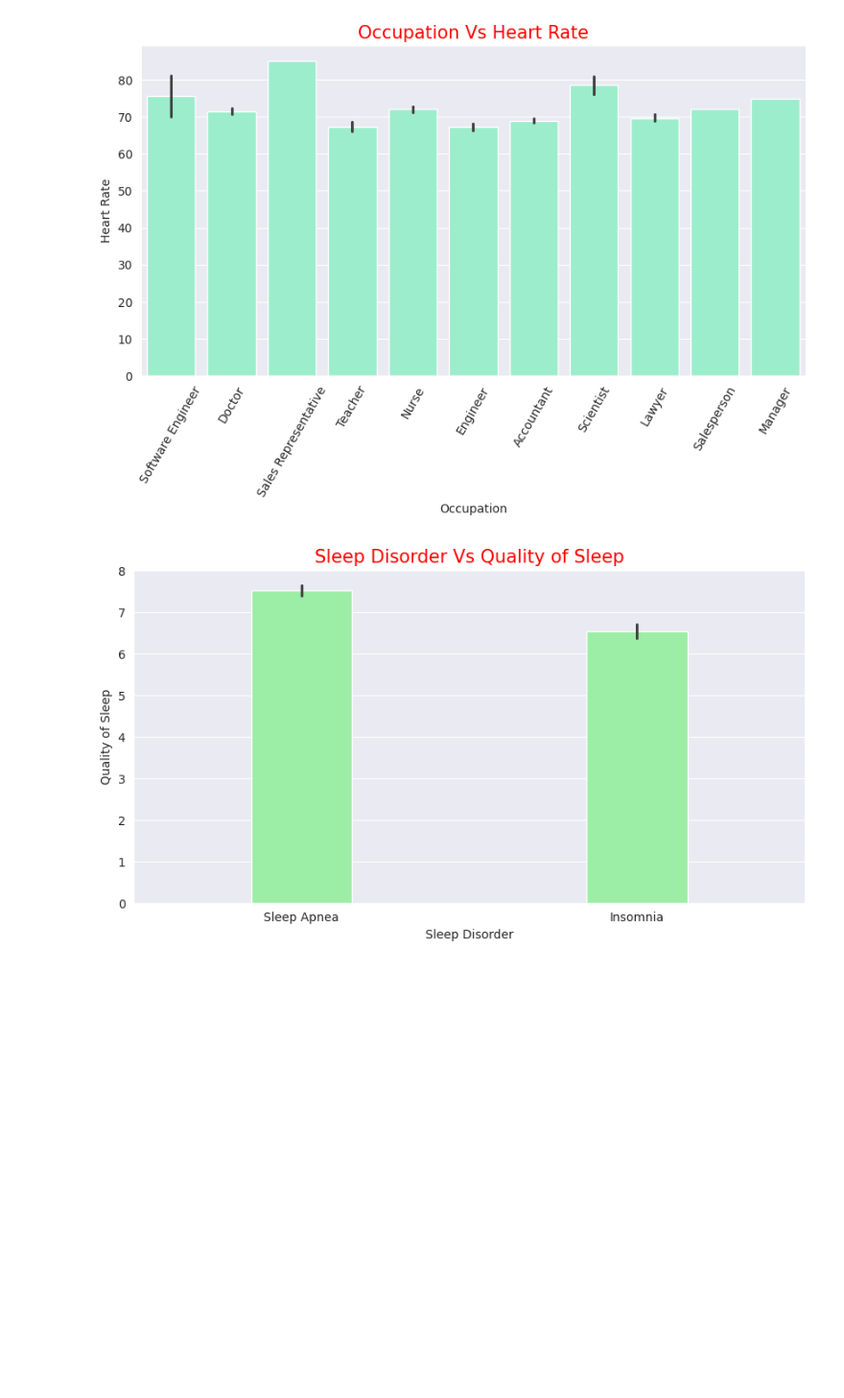
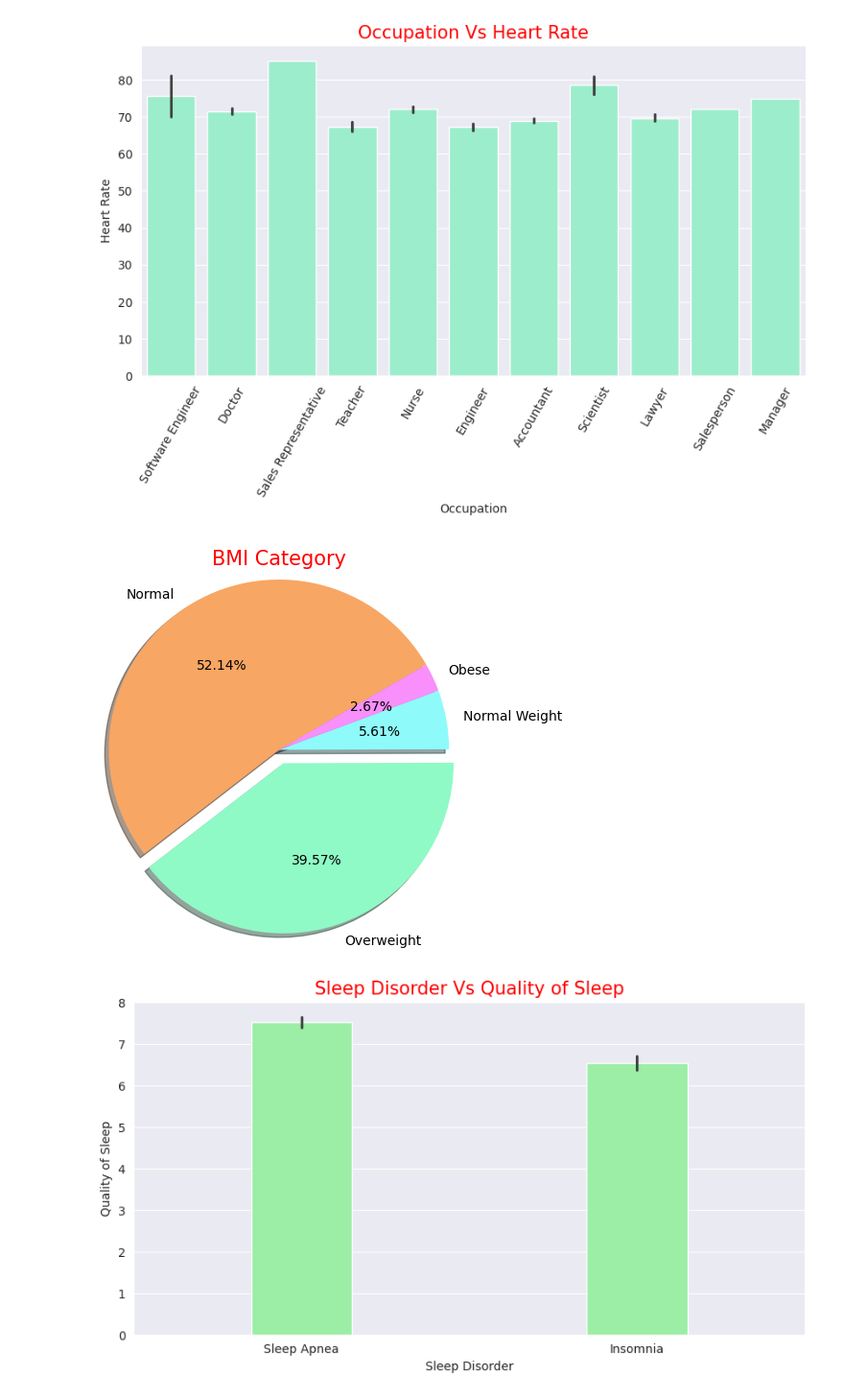
Before and after one commit to Muhammad-Musharraf/Data-Analysis-Project-Using-Python, a Jupyter notebook: Project_of_Sleep_health_and_lifestyle.ipynb, the cells around one changed output. Shown at 96% size. Cells and saved outputs as stored; diff of their text form; code cells hidden in the pictures; blank space fills up the shorter version.

Commit message:
edit some graphs

```diff
--- a/Project_of_Sleep_health_and_lifestyle.ipynb
+++ b/Project_of_Sleep_health_and_lifestyle.ipynb
@@ -299,6 +299,14 @@ with sns.axes_style('darkgrid'):
   plt.show()
 # %% [output]
 [figure]
+# %%
+ex=[0,0.1,0,0]
+plt.pie(df['BMI Category'].value_counts(),labels=df['BMI Category'].value_counts().index,radius=1.2,shadow=True,autopct='%0.2f%%',explode=ex,colors=['#F8A663','#8FFAC6','#8FFAFA','#F88FFA'],startangle=30)
+
+plt.title('BMI Category',fontsize=15,color='r')
+plt.show()
+# %% [output]
+[figure, added]
 # %%
 plt.figure(figsize=(10,5))
 with sns.axes_style('darkgrid'):
```
Also changed, not shown: parts of 11 cells of this notebook.
